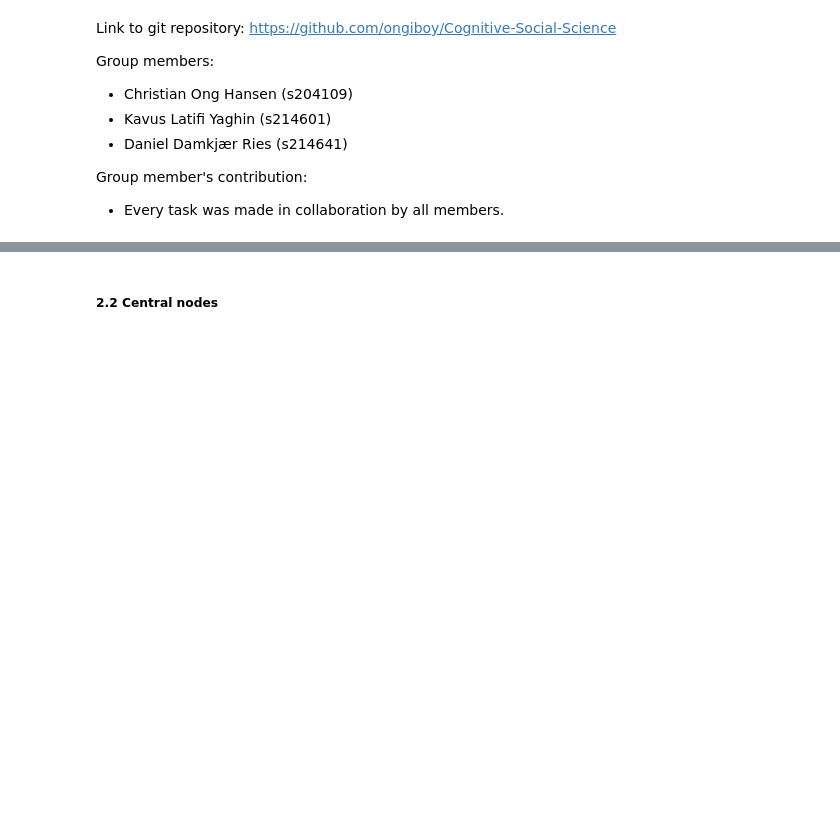
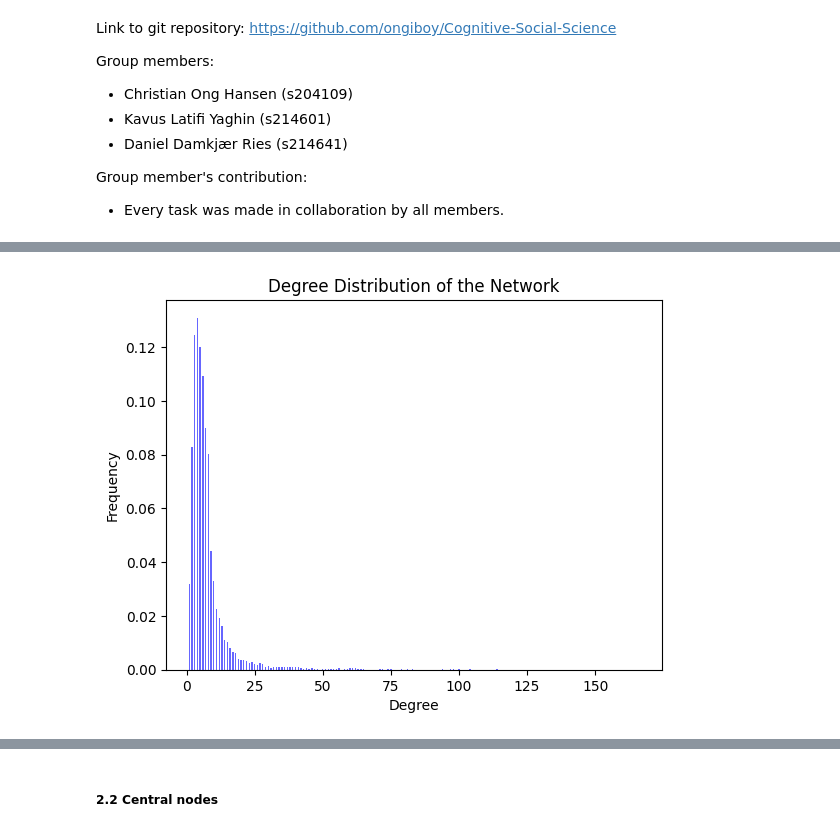
Before and after one commit to ongiboy/computational_social_science, a Jupyter notebook: Assignment2.ipynb, the cells around one changed output, grey strips where cells are left out. Drawn from its saved outputs; the diff is of its cells as text; code cells hidden in the pictures; blank space fills up the shorter version.

```diff
--- a/Assignment2.ipynb
+++ b/Assignment2.ipynb
@@ -14,0 +28,6 @@ Group member's contribution:
+# %%
+# First import our network from json file.
+with open('data\graph_data.json') as f:
+    social_graph = json.load(f)
+
+social_graph = nx.json_graph.node_link_graph(social_graph)
@@ -22,0 +134,13 @@ Answer the following questions (max 200 words in total):
+# %%
+# Compute the degree distribution of the Computational Social Scientists network
+degree_sequence = [d for n, d in social_graph.degree()]
+hist, bins = np.histogram(degree_sequence, bins=range(1, max(degree_sequence)+2), density=True)
+
+# Plot the degree distribution of the network
+plt.bar(bins[:-1], hist, width=0.5, color='b', alpha=0.6)
+plt.title('Degree Distribution of the Network')
+plt.xlabel('Degree')
+plt.ylabel('Frequency')
+plt.show()
+# %% [output]
+[figure, added]
```
Also changed, not shown: parts of 45 cells of this notebook.
